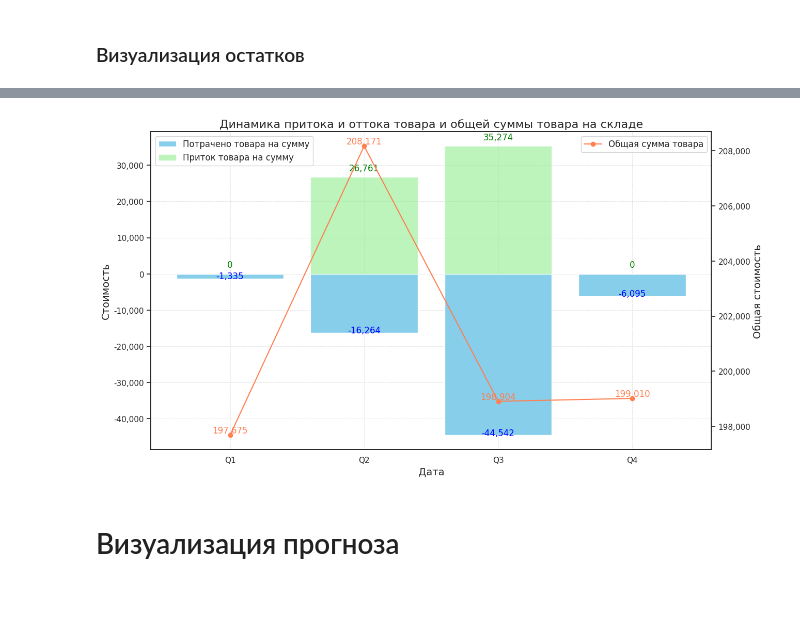
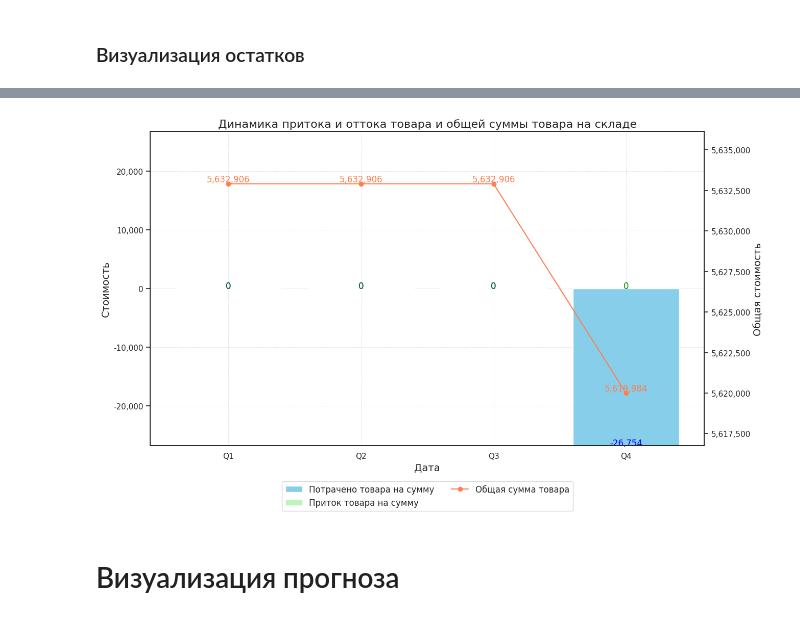
Before and after one commit to GZakala/lct_hack, a Jupyter notebook: research/financial.ipynb, the cells around one changed output, grey strips where cells are left out. Cells and saved outputs as stored; diff of their text form; code cells hidden in the pictures.

```diff
--- a/research/financial.ipynb
+++ b/research/financial.ipynb
@@ -34,7 +34,7 @@ select 	spgz_name,
 		max(last_saldo_end_debit_quantity) as last_saldo_end_debit_quantity,
 		max(last_saldo_end_debit_price) as last_saldo_end_debit_price
 	from financial_quarter_data
-	where spgz_name = 'Адаптер (переходник) USB-COM, шт'
+	where spgz_name = 'Губка универсальная'
 	group by spgz_name, date_trunc('quarter', start_report_date_quarter)
 	order by spgz_name, date_trunc('quarter', start_report_date_quarter);
 """)
@@ -163,15 +158,19 @@
 # %%
+import io
+import matplotlib.pyplot as plt
+import seaborn as sns
+from matplotlib.ticker import FuncFormatter
+
 dates = df['report_date']
 turnovers_credit = df['turnovers_credit_price'] * -1
 turnovers_debit = df['turnovers_debit_price']
 saldo_end = df['saldo_end_debit_price']
 
-
 # Создание графика
 fig, ax = plt.subplots(figsize=(14, 8))
 sns.set(style="white")
 
-# Bar chart для turnovers_credit_quantity
+# Bar chart для turnovers_credit_price
 ax.bar(dates, turnovers_credit, color='skyblue', label='Потрачено товара на сумму')
 ax.bar(dates, turnovers_debit, color='lightgreen', label='Приток товара на сумму', alpha=0.6)
 
@@ -181,38 +180,52 @@ for index, value in enumerate(turnovers_credit):
 for index, value in enumerate(turnovers_debit):
     ax.text(index, value + 0.05 * max(turnovers_debit), f'{int(value):,}', color='green', ha="center")
 
-# Линия для saldo_end_debit_quantity
+# Линия для saldo_end_debit_price
 ax2 = ax.twinx()
 ax2.plot(dates, saldo_end, marker='o', color='coral', label='Общая сумма товара')
 
 # Добавление числовых меток на линию
 for index, value in enumerate(saldo_end):
     ax2.text(index, value, f'{int(value):,}', color='coral', ha="center", va="bottom")
 
 # Настройка легенды и цветов
-ax.legend(loc='upper left', fontsize=12)
-ax2.legend(loc='upper right', fontsize=12)
+handles1, labels1 = ax.get_legend_handles_labels()
+handles2, labels2 = ax2.get_legend_handles_labels()
+ax2.legend(handles=handles1 + handles2, labels=labels1 + labels2, loc='upper center', bbox_to_anchor=(0.5, -0.1), fontsize=12, ncol=2)
 
 # Названия осей и заголовок
 ax.set_xlabel('Дата', fontsize=14)
 ax.set_ylabel('Стоимость', fontsize=14)
 ax2.set_ylabel('Общая стоимость', fontsize=14)
 plt.title('Динамика притока и оттока товара и общей суммы товара на складе', fontsize=16)
 
 # Полупрозрачная сетка
 ax.grid(True, which='both', linestyle='--', linewidth=0.5, alpha=0.7)
 
 # Функция для форматирования чисел с разделением разрядов
 def millions_formatter(x, pos):
     return f'{int(x):,}'
 
 # Применение форматирования к оси y на обеих шкалах
 ax.yaxis.set_major_formatter(FuncFormatter(millions_formatter))
 ax2.yaxis.set_major_formatter(FuncFormatter(millions_formatter))
 
+# Настройка оси y для симметрии относительно нуля
+y_max = max(turnovers_debit.max(), -turnovers_credit.min())
+ax.set_ylim(-y_max, y_max)
+
+# Настройка правой оси y в диапазоне ±25% от min и max значений saldo_end
+margin = 0.25 * (saldo_end.max() - saldo_end.min())
+ax2.set_ylim(saldo_end.min() - margin, saldo_end.max() + margin)
+
+# Сохранение графика в байтовый буфер
+buf = io.BytesIO()
+plt.savefig(buf, format='png', bbox_inches='tight')
+buf.seek(0)
+
 plt.show()
 # %% [output]
-[figure, old version]
+[figure, new version]
 # %% [markdown]
 # Визуализация прогноза
 # %% [markdown]
```
Also changed, not shown: parts of 19 cells of this notebook, 20 other files.
